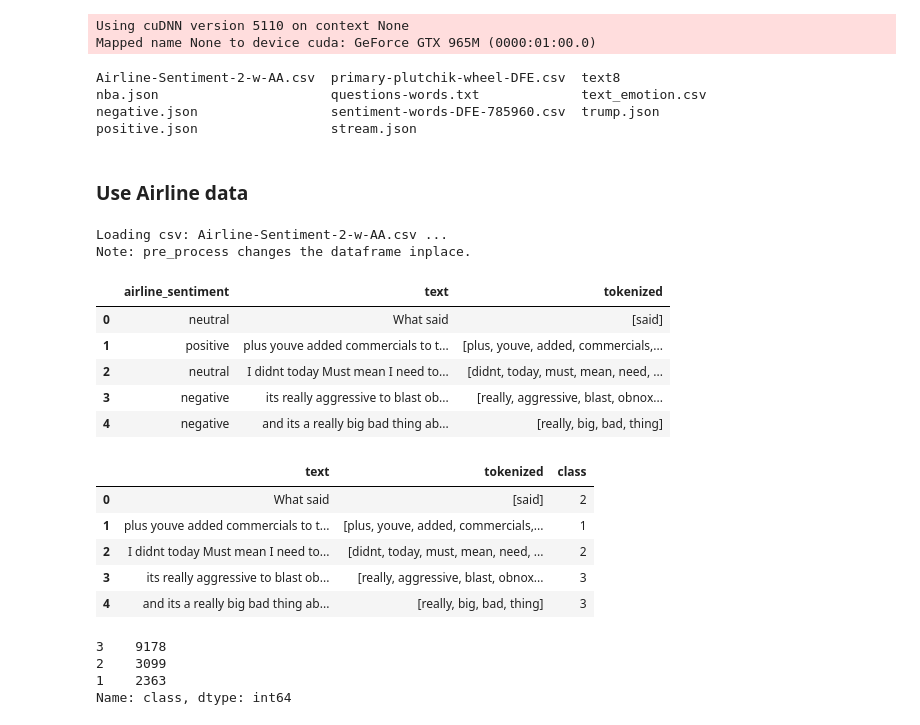
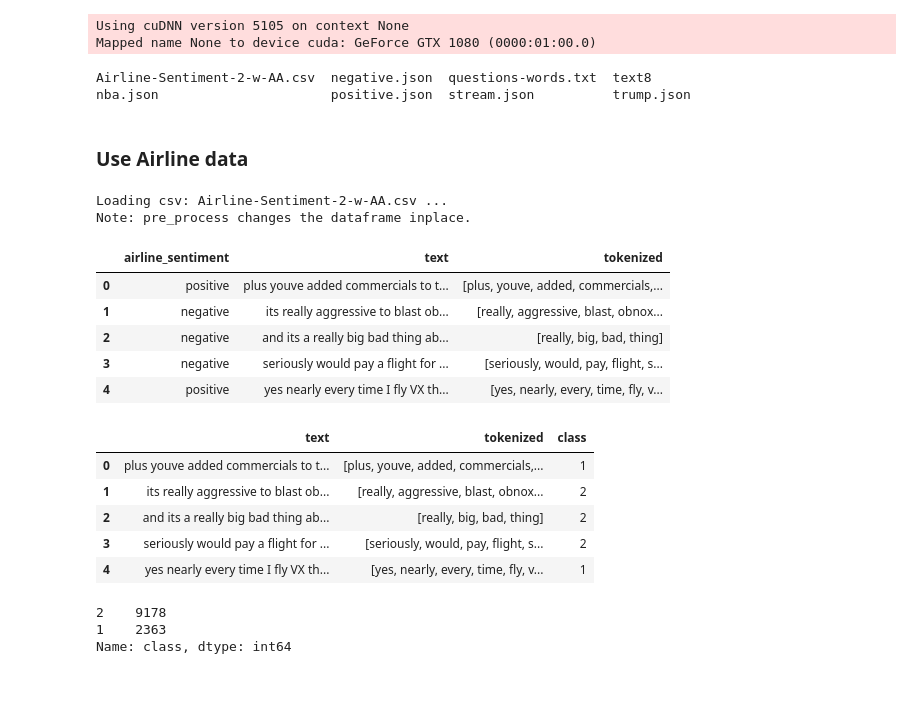
Before and after one commit to samshipengs/Twitter-Sentiment-Prediction, a Jupyter notebook: python_model/py_model_airline.ipynb, the cells around one changed output. Cells and saved outputs as stored; diff of their text form; code cells hidden in the pictures; blank space fills up the shorter version.

Commit message:
add another model svm; and dropping neutral makes cnn to obtain around 80 percent accuracy

```diff
--- a/python_model/py_model_airline.ipynb
+++ b/python_model/py_model_airline.ipynb
@@ -15,15 +15,13 @@ from sklearn.model_selection import StratifiedKFold
 # import user defined load_data to build input data
 from load_data import Data
 
-# FILE_PATH = '/home/sam/Hhd/twitter_sentiment/'
-FILE_PATH = '/home/sam/Data/twitter_sentiment/'
+FILE_PATH = '/home/sam/Hhd/twitter_sentiment/'
+# FILE_PATH = '/home/sam/Data/twitter_sentiment/'
 # %% [output]
-Using cuDNN version 5110 on context None
-Mapped name None to device cuda: GeForce GTX 965M (0000:01:00.0)
+Using cuDNN version 5105 on context None
+Mapped name None to device cuda: GeForce GTX 1080 (0000:01:00.0)
 # %%
-ls '/home/sam/Data/twitter_sentiment/data'
+ls '/home/sam/Hhd/twitter_sentiment/data'
 # %% [output]
-Airline-Sentiment-2-w-AA.csv  primary-plutchik-wheel-DFE.csv  text8
-nba.json                      questions-words.txt             text_emotion.csv
-negative.json                 sentiment-words-DFE-785960.csv  trump.json
-positive.json                 stream.json
+Airline-Sentiment-2-w-AA.csv  negative.json  questions-words.txt  text8
+nba.json                      positive.json  stream.json          trump.json
@@ -32,45 +32,49 @@ positive.json                 stream.json
 # %%
 airline_data = Data('Airline-Sentiment-2-w-AA.csv', FILE_PATH)
 airline_df = airline_data.csv_df(['airline_sentiment', 'text']) # load data
 airline_data.pre_process(airline_df) # pre-process data
+# drop neutral
+airline_df = airline_df.drop(airline_df[airline_df['airline_sentiment']=='neutral'].index)
+airline_df = airline_df.reset_index(drop=True)
 airline_df.head()
 # %% [output]
 Loading csv: Airline-Sentiment-2-w-AA.csv ...
 Note: pre_process changes the dataframe inplace.
 |  | airline_sentiment | text | tokenized |
-| 0 | neutral | What said | [said] |
-| 1 | positive | plus youve added commercials to t... | [plus, youve, added, commercials,... |
-| 2 | neutral | I didnt today Must mean I need to... | [didnt, today, must, mean, need, ... |
-| 3 | negative | its really aggressive to blast ob... | [really, aggressive, blast, obnox... |
-| 4 | negative | and its a really big bad thing ab... | [really, big, bad, thing] |
+| 0 | positive | plus youve added commercials to t... | [plus, youve, added, commercials,... |
+| 1 | negative | its really aggressive to blast ob... | [really, aggressive, blast, obnox... |
+| 2 | negative | and its a really big bad thing ab... | [really, big, bad, thing] |
+| 3 | negative | seriously would pay a flight for ... | [seriously, would, pay, flight, s... |
+| 4 | positive | yes nearly every time I fly VX th... | [yes, nearly, every, time, fly, v... |
 # %%
 # convert categorical value to int class
-class_label = {'positive': 1, 'neutral': 2, 'negative': 3}
+# class_label = {'positive': 1, 'neutral': 2, 'negative': 3}
+class_label = {'positive': 1, 'negative': 2}
 airline_df['class'] = airline_df['airline_sentiment'].apply(lambda x: class_label[x])
 airline_df.drop('airline_sentiment', inplace=True, axis=1)
 airline_df.head()
 # %% [output]
 |  | text | tokenized | class |
-| 0 | What said | [said] | 2 |
-| 1 | plus youve added commercials to t... | [plus, youve, added, commercials,... | 1 |
-| 2 | I didnt today Must mean I need to... | [didnt, today, must, mean, need, ... | 2 |
-| 3 | its really aggressive to blast ob... | [really, aggressive, blast, obnox... | 3 |
-| 4 | and its a really big bad thing ab... | [really, big, bad, thing] | 3 |
+| 0 | plus youve added commercials to t... | [plus, youve, added, commercials,... | 1 |
+| 1 | its really aggressive to blast ob... | [really, aggressive, blast, obnox... | 2 |
+| 2 | and its a really big bad thing ab... | [really, big, bad, thing] | 2 |
+| 3 | seriously would pay a flight for ... | [seriously, would, pay, flight, s... | 2 |
+| 4 | yes nearly every time I fly VX th... | [yes, nearly, every, time, fly, v... | 1 |
 # %%
 # take a look of the class
 class_counts = airline_df['class'].value_counts()
 print class_counts
 # let us randomly drop some class 3 so that it is on par with rest of classes
-n3 = class_counts.values[0]
-n2 = class_counts.values[1]
-n1 = class_counts.values[2]
-drop_n3 = random.sample(range(n3), n3-n2) # sample without replacement
-n3_index = airline_df[airline_df['class']==3].index.values
-airline_df.drop(n3_index[drop_n3], axis=0, inplace=True)
+# n3 = class_counts.values[0]
+n2 = class_counts.values[0]
+n1 = class_counts.values[1]
+random.seed(42)
+drop_n2 = random.sample(range(n2), n2-n1) # sample without replacement
+n2_index = airline_df[airline_df['class']==2].index.values
+airline_df.drop(n2_index[drop_n2], axis=0, inplace=True)
 airline_df = airline_df.reset_index(drop=True)
 # %% [output]
-3    9178
-2    3099
+2    9178
 1    2363
 Name: class, dtype: int64
 # %%
```
Also changed, not shown: parts of 10 cells of this notebook, 3 other files.
